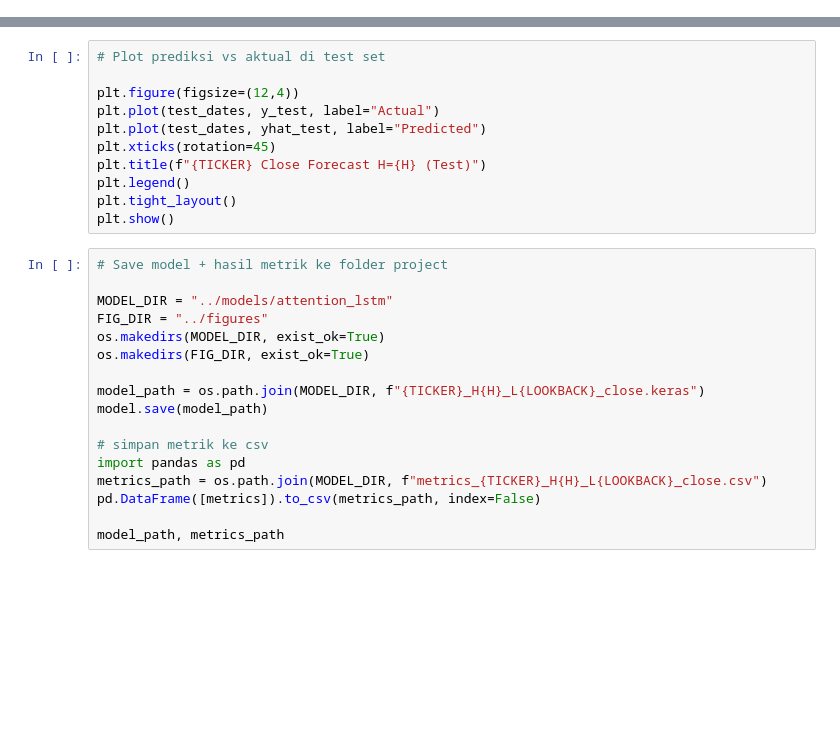
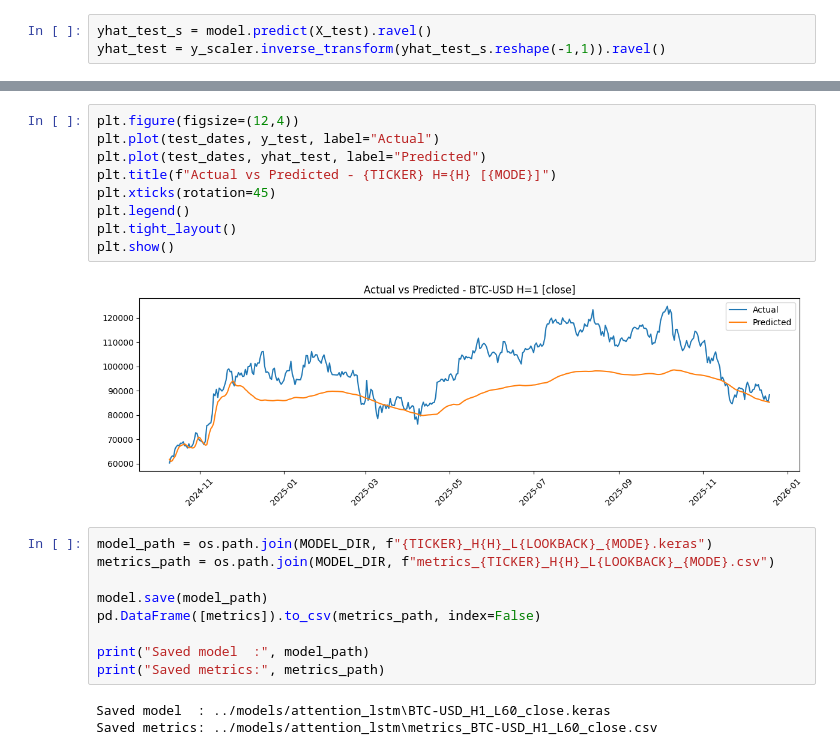
Before and after one commit to Budisyahputra/crypto-forecasting, a Jupyter notebook: notebooks/03_train_attention_lstm_close_BTC_H1.ipynb, the cells around one changed output, grey strips where cells are left out. Saved outputs shown, nothing was run; the diff lists cells and outputs as text; blank space fills up the shorter version.

```diff
--- a/notebooks/03_train_attention_lstm_close_BTC_H1.ipynb
+++ b/notebooks/03_train_attention_lstm_close_BTC_H1.ipynb
@@ -154,0 +165,3 @@ metrics
+# %%
+yhat_test_s = model.predict(X_test).ravel()
+yhat_test = y_scaler.inverse_transform(yhat_test_s.reshape(-1,1)).ravel()
@@ -155,28 +201,23 @@ metrics
 # %%
-# Plot prediksi vs aktual di test set
-
 plt.figure(figsize=(12,4))
 plt.plot(test_dates, y_test, label="Actual")
 plt.plot(test_dates, yhat_test, label="Predicted")
+plt.title(f"Actual vs Predicted - {TICKER} H={H} [{MODE}]")
 plt.xticks(rotation=45)
-plt.title(f"{TICKER} Close Forecast H={H} (Test)")
 plt.legend()
 plt.tight_layout()
 plt.show()
+# %% [output]
+[figure, added]
 # %%
-# Save model + hasil metrik ke folder project
+model_path = os.path.join(MODEL_DIR, f"{TICKER}_H{H}_L{LOOKBACK}_{MODE}.keras")
+metrics_path = os.path.join(MODEL_DIR, f"metrics_{TICKER}_H{H}_L{LOOKBACK}_{MODE}.csv")
 
-MODEL_DIR = "../models/attention_lstm"
-FIG_DIR = "../figures"
-os.makedirs(MODEL_DIR, exist_ok=True)
-os.makedirs(FIG_DIR, exist_ok=True)
-
-model_path = os.path.join(MODEL_DIR, f"{TICKER}_H{H}_L{LOOKBACK}_close.keras")
 model.save(model_path)
-
-# simpan metrik ke csv
-import pandas as pd
-metrics_path = os.path.join(MODEL_DIR, f"metrics_{TICKER}_H{H}_L{LOOKBACK}_close.csv")
 pd.DataFrame([metrics]).to_csv(metrics_path, index=False)
 
-model_path, metrics_path
+print("Saved model  :", model_path)
+print("Saved metrics:", metrics_path)
+# %% [output]
+Saved model  : ../models/attention_lstm\BTC-USD_H1_L60_close.keras
+Saved metrics: ../models/attention_lstm\metrics_BTC-USD_H1_L60_close.csv
```
Also changed, not shown: parts of 15 cells of this notebook, 2 other files.
